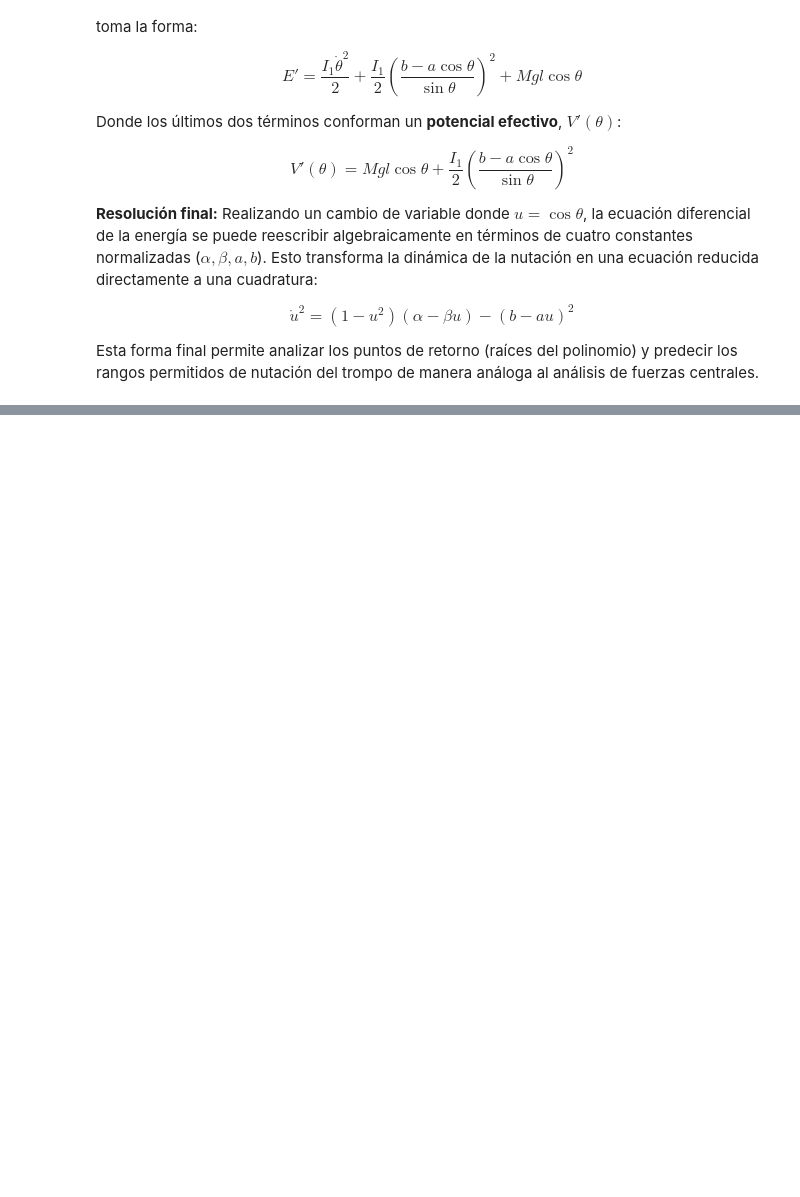
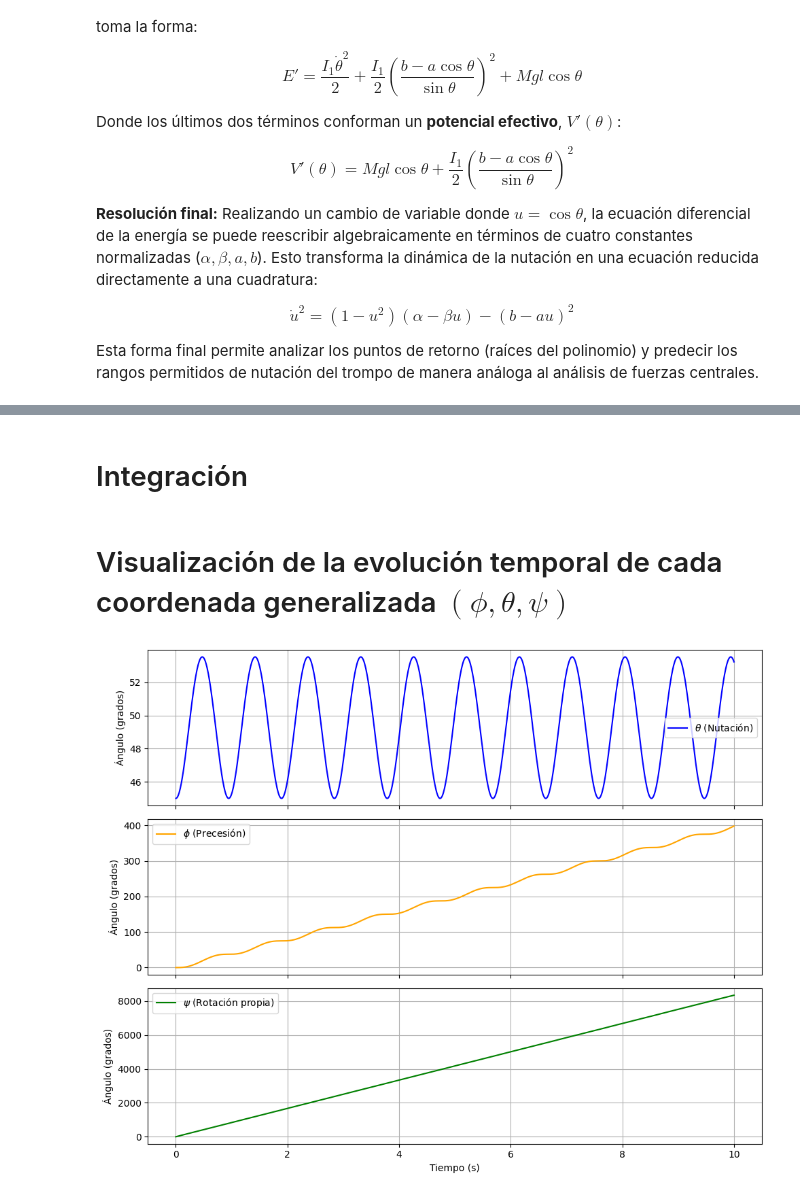
Before and after one commit to Daniel-534/MecanicaCeleste, a Jupyter notebook: Evaluaciones/TrompoQuiz4.ipynb, the cells around one changed output, grey strips where cells are left out. Drawn from its saved outputs; the diff is of its cells as text; code cells hidden in the pictures; blank space fills up the shorter version.

Commit message:
Explicación del problema del trompo. Desarrollo teórico con SymPy e integración con las ecuaciones de Euler-Lagrange con SciPy

```diff
--- a/Evaluaciones/TrompoQuiz4.ipynb
+++ b/Evaluaciones/TrompoQuiz4.ipynb
@@ -90,0 +296,2 @@ Esta forma final permite analizar los puntos de retorno (raíces del polinomio)
+# %% [markdown]
+# Integración
@@ -90,0 +361,28 @@ Esta forma final permite analizar los puntos de retorno (raíces del polinomio)
+# %% [markdown]
+# Visualización de la evolución temporal de cada coordenada generalizada $(\phi,\theta,\psi)$
+# %%
+fig, axs = plt.subplots(3, 1, figsize=(10, 8), sharex=True)
+
+# Nutación (theta)
+axs[0].plot(sol.t, np.degrees(sol.y[0]), label=r'$\theta$ (Nutación)', color='blue')
+axs[0].set_ylabel('Ángulo (grados)')
+axs[0].legend()
+axs[0].grid(True)
+
+# Precesión (phi)
+axs[1].plot(sol.t, np.degrees(sol.y[1]), label=r'$\phi$ (Precesión)', color='orange')
+axs[1].set_ylabel('Ángulo (grados)')
+axs[1].legend()
+axs[1].grid(True)
+
+# Rotación propia (psi)
+axs[2].plot(sol.t, np.degrees(sol.y[2]), label=r'$\psi$ (Rotación propia)', color='green')
+axs[2].set_ylabel('Ángulo (grados)')
+axs[2].set_xlabel('Tiempo (s)')
+axs[2].legend()
+axs[2].grid(True)
+
+plt.tight_layout()
+plt.show()
+# %% [output]
+[figure, added]
```
Also changed, not shown: parts of 21 cells of this notebook.
